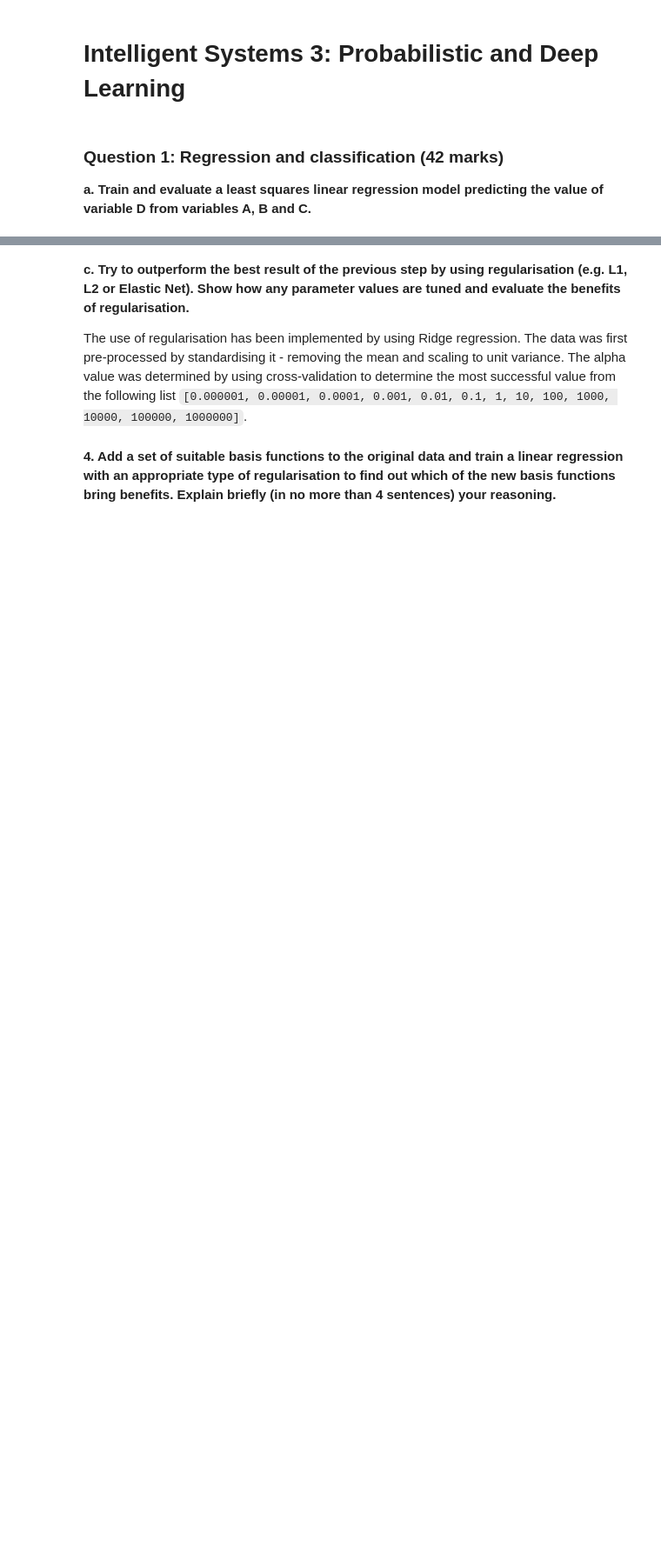
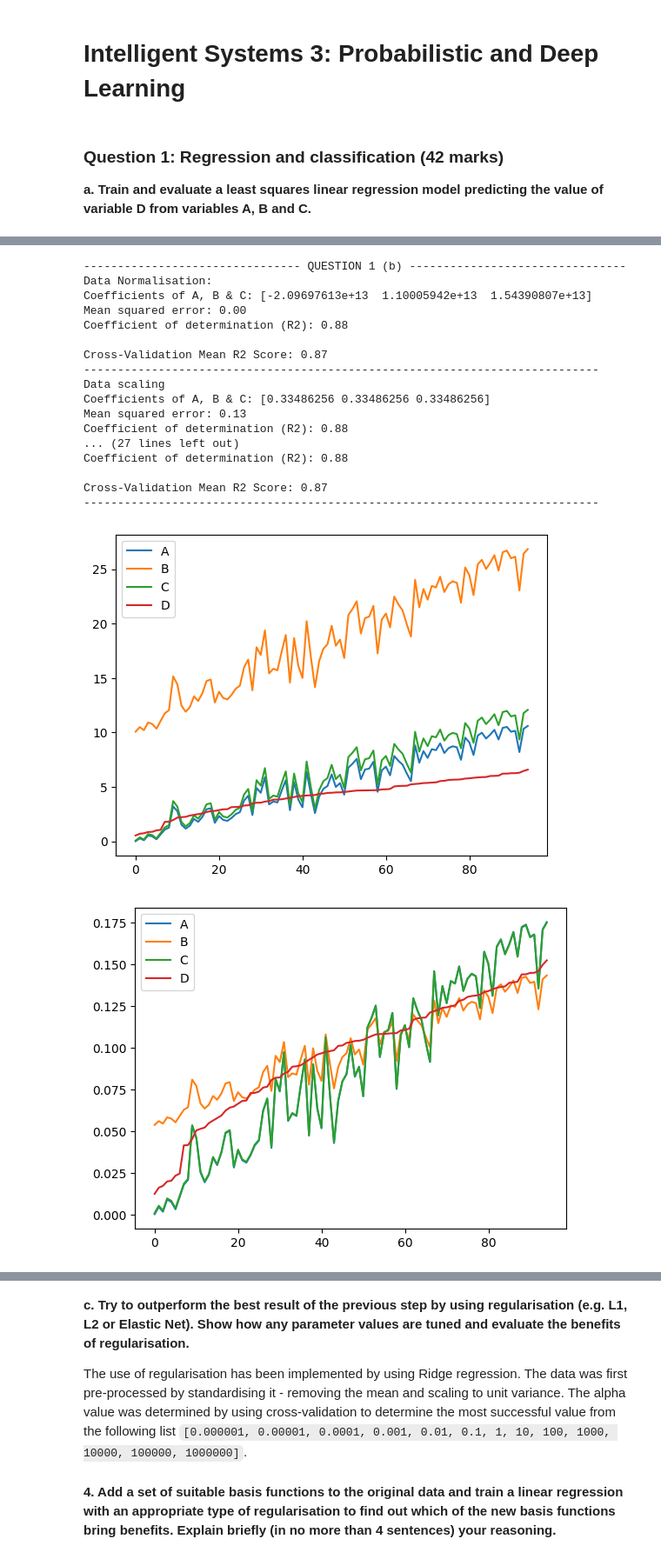
Before and after one commit to LucyIvatt/probabilistic-and-deep-learning, a Jupyter notebook: int3.ipynb, the cells around one changed output, grey strips where cells are left out. Shown at 87% size. Cells and saved outputs as stored; diff of their text form; code cells hidden in the pictures; blank space fills up the shorter version.

```diff
--- a/int3.ipynb
+++ b/int3.ipynb
@@ -87,17 +109,55 @@ Below show the affect of data normalisation, data scaling and the combination of
 # %%
 print("-" * 32 + " QUESTION 1 (b) " + "-" * 32)
 
-# 1. Performs Data Normalisation
+df = pd.DataFrame(data, columns = ['A','B','C', 'D'])
+df.plot()
+
+# 1. Performs Data Normalisation - using lecture example
 print("Data Normalisation:")
 least_squares_regression(data=DATA, train_size=75, v=1)
 print("-" * 76)
 
-# 2. Performs Data Scaling
+# 2. Performs Data Scaling - using lecture example
 print("Data scaling")
 least_squares_regression(data=DATA, train_size=75, v=2)
 print("-" * 76)
 
-# 3. Performs Data Normalisation and Data Scaling
+# 3. Performs Data Normalisation and Data Scaling - using lecture examples
 print("Norm then Scale")
 least_squares_regression(data=DATA, train_size=75, v=3)
 print("-" * 76)
+
+# 4. Performs Data Normalisation - using min max
+print("Norm - min max")
+least_squares_regression(data=DATA, train_size=75, v=4)
+print("-" * 76)
+
+# 3. Performs Scaling - using standard scaler
+print("Scale - standard scaler")
+least_squares_regression(data=DATA, train_size=75, v=5)
+print("-" * 76)
+
+# 3. Performs Data Normalisation and Data Scaling - using MinMaxScaler and StandardScaler
+print("Scale - min max then scaler")
+least_squares_regression(data=DATA, train_size=75, v=6)
+print("-" * 76)
+# %% [output]
+-------------------------------- QUESTION 1 (b) --------------------------------
+Data Normalisation:
+Coefficients of A, B & C: [-2.09697613e+13  1.10005942e+13  1.54390807e+13]
+Mean squared error: 0.00
+Coefficient of determination (R2): 0.88
+
+Cross-Validation Mean R2 Score: 0.87
+----------------------------------------------------------------------------
+Data scaling
+Coefficients of A, B & C: [0.33486256 0.33486256 0.33486256]
+Mean squared error: 0.13
+Coefficient of determination (R2): 0.88
+... (27 lines left out)
+Coefficient of determination (R2): 0.88
+
+Cross-Validation Mean R2 Score: 0.87
+----------------------------------------------------------------------------
+[figure, added]
+[figure, added]
```
Also changed, not shown: parts of 6 cells of this notebook.
